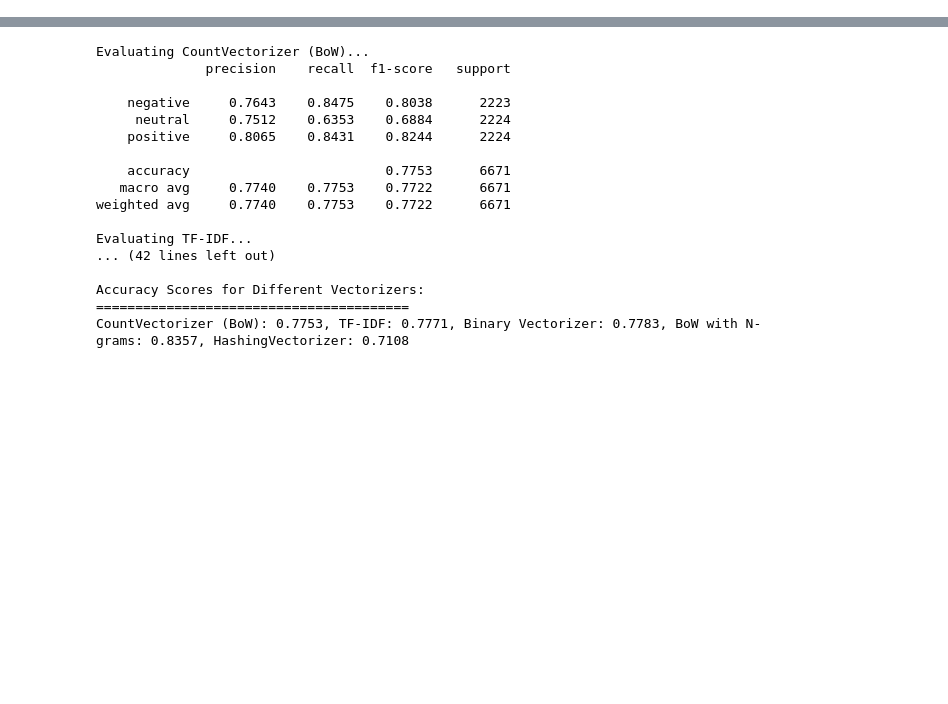
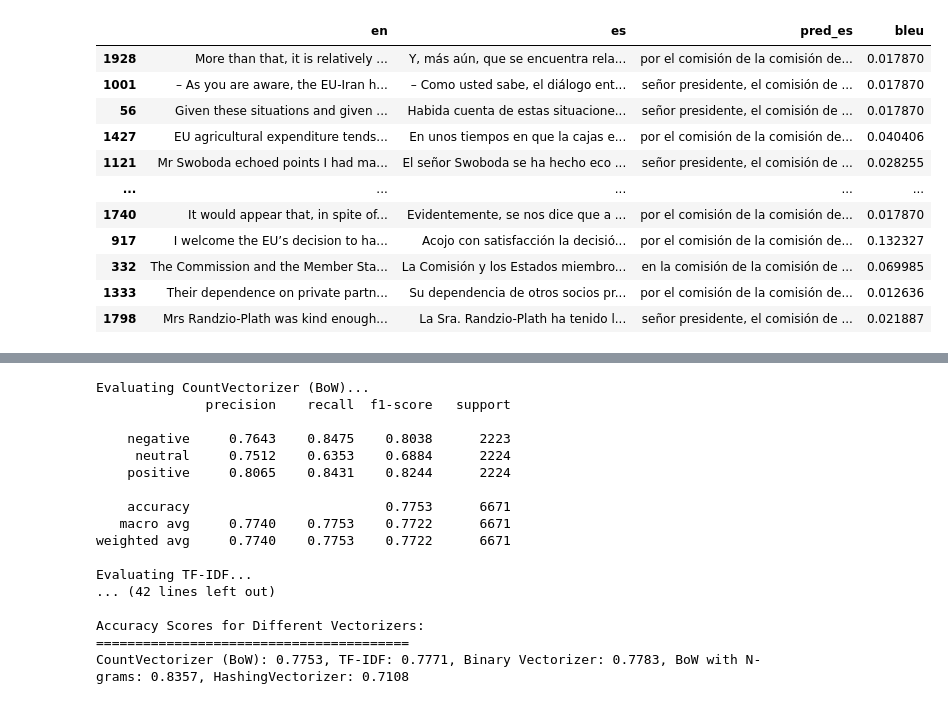
Before and after one commit to DesjardinsRepos/NLP_2025, a Jupyter notebook: language_translation/2-3-classification.ipynb, the cells around one changed output, grey strips where cells are left out. Drawn from its saved outputs; the diff is of its cells as text; code cells hidden in the pictures; blank space fills up the shorter version.

```diff
--- a/language_translation/2-3-classification.ipynb
+++ b/language_translation/2-3-classification.ipynb
@@ -156,0 +144,12 @@ def get_balanced_dataset():
+# %%
+# Split data
+
+from sklearn.model_selection import train_test_split
+
+# First split off test (20%)
+df_trainval, df_test = train_test_split(df, test_size=0.2, random_state=42)
+
+# Then split train/val (70/10)
+df_train, df_val = train_test_split(df_trainval, test_size=0.125, random_state=42)  # 0.125 * 0.8 = 0.1
+
+print(f"Train: {len(df_train)} | Val: {len(df_val)} | Test: {len(df_test)}")
@@ -156,0 +339,58 @@ def get_balanced_dataset():
+# %%
+from nltk.translate.bleu_score import sentence_bleu, SmoothingFunction
+import pandas as pd
+
+# Token index -> word converter
+def indices_to_sentence(indices):
+    words = [idx2word.get(idx, "<unk>") for idx in indices]
+    # Strip padding and special tokens
+    if "<eos>" in words:
+        words = words[:words.index("<eos>")]
+    return ' '.join(w for w in words if w not in {"<pad>", "<sos>", "<eos>"}).strip()
+
+# Translate single sentence (greedy decoding)
+def translate_sentence(model, sentence, max_len=MAX_LEN):
+    model.eval()
+    with torch.no_grad():
+        tokens = sentence.lower().split()
+        src_ids = [word2idx["<sos>"]] + [word2idx.get(t, word2idx["<unk>"]) for t in tokens[:max_len - 2]] + [word2idx["<eos>"]]
+        src_tensor = torch.tensor(src_ids, dtype=torch.long).unsqueeze(0).to(DEVICE)
+        hidden = model.encoder(src_tensor)
+
+        input_token = torch.tensor([[word2idx["<sos>"]]]).to(DEVICE)
+        output_sentence = []
+
+        for _ in range(max_len):
+            output, hidden = model.decoder(input_token, hidden)
+            predicted_token = output.argmax(2)
+            word_idx = predicted_token.item()
+            if word_idx == word2idx["<eos>"]:
+                break
+            output_sentence.append(word_idx)
+            input_token = predicted_token
+
+    return indices_to_sentence(output_sentence)
+
+# Add predictions to df_test
+predictions = []
+for sent in tqdm(df_test["en"], desc="Generating translations"):
+    prediction = translate_sentence(model, sent)
+    predictions.append(prediction)
+
+df_test["pred_es"] = predictions
+
+# Compute BLEU score
+smoothie = SmoothingFunction().method4
+bleu_scores = []
+for ref, hyp in zip(df_test["es"], df_test["pred_es"]):
+    ref_tokens = ref.lower().split()
+    hyp_tokens = hyp.lower().split()
+    score = sentence_bleu([ref_tokens], hyp_tokens, weights=(0.5, 0.5), smoothing_function=smoothie)
+    bleu_scores.append(score)
+
+df_test["bleu"] = bleu_scores
+avg_bleu = sum(bleu_scores) / len(bleu_scores)
+print(f"\nAverage BLEU Score: {avg_bleu:.4f}")
+
+df_test
+# %% [output]
@@ -156,0 +398,12 @@ def get_balanced_dataset():
+|  | en | es | pred_es | bleu |
+| 1928 | More than that, it is relatively ... | Y, más aún, que se encuentra rela... | por el comisión de la comisión de... | 0.017870 |
+| 1001 | – As you are aware, the EU-Iran h... | – Como usted sabe, el diálogo ent... | señor presidente, el comisión de ... | 0.017870 |
+| 56 | Given these situations and given ... | Habida cuenta de estas situacione... | señor presidente, el comisión de ... | 0.017870 |
+| 1427 | EU agricultural expenditure tends... | En unos tiempos en que la cajas e... | por el comisión de la comisión de... | 0.040406 |
+| 1121 | Mr Swoboda echoed points I had ma... | El señor Swoboda se ha hecho eco ... | señor presidente, el comisión de ... | 0.028255 |
+| ... | ... | ... | ... | ... |
+| 1740 | It would appear that, in spite of... | Evidentemente, se nos dice que a ... | por el comisión de la comisión de... | 0.017870 |
+| 917 | I welcome the EU’s decision to ha... | Acojo con satisfacción la decisió... | por el comisión de la comisión de... | 0.132327 |
+| 332 | The Commission and the Member Sta... | La Comisión y los Estados miembro... | en la comisión de la comisión de ... | 0.069985 |
+| 1333 | Their dependence on private partn... | Su dependencia de otros socios pr... | por el comisión de la comisión de... | 0.012636 |
+| 1798 | Mrs Randzio-Plath was kind enough... | La Sra. Randzio-Plath ha tenido l... | señor presidente, el comisión de ... | 0.021887 |
```
Also changed, not shown: parts of 6 cells of this notebook, 2 other files.
